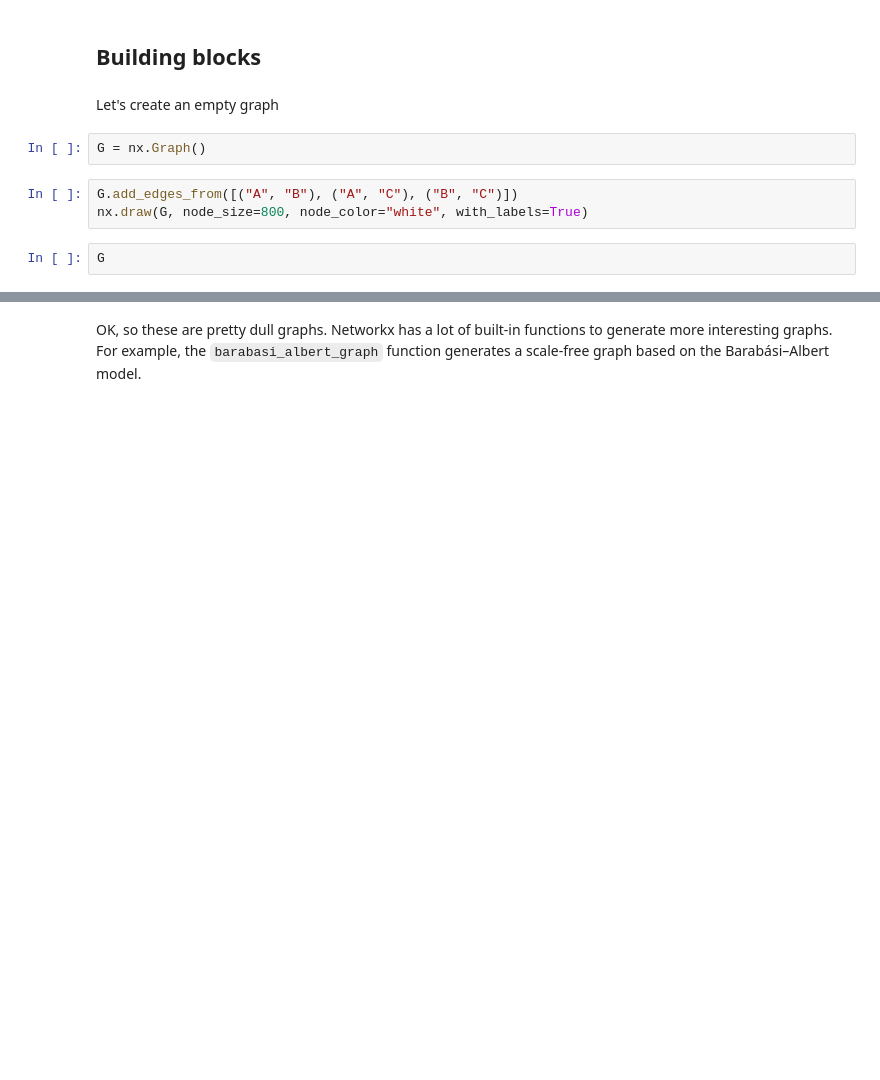
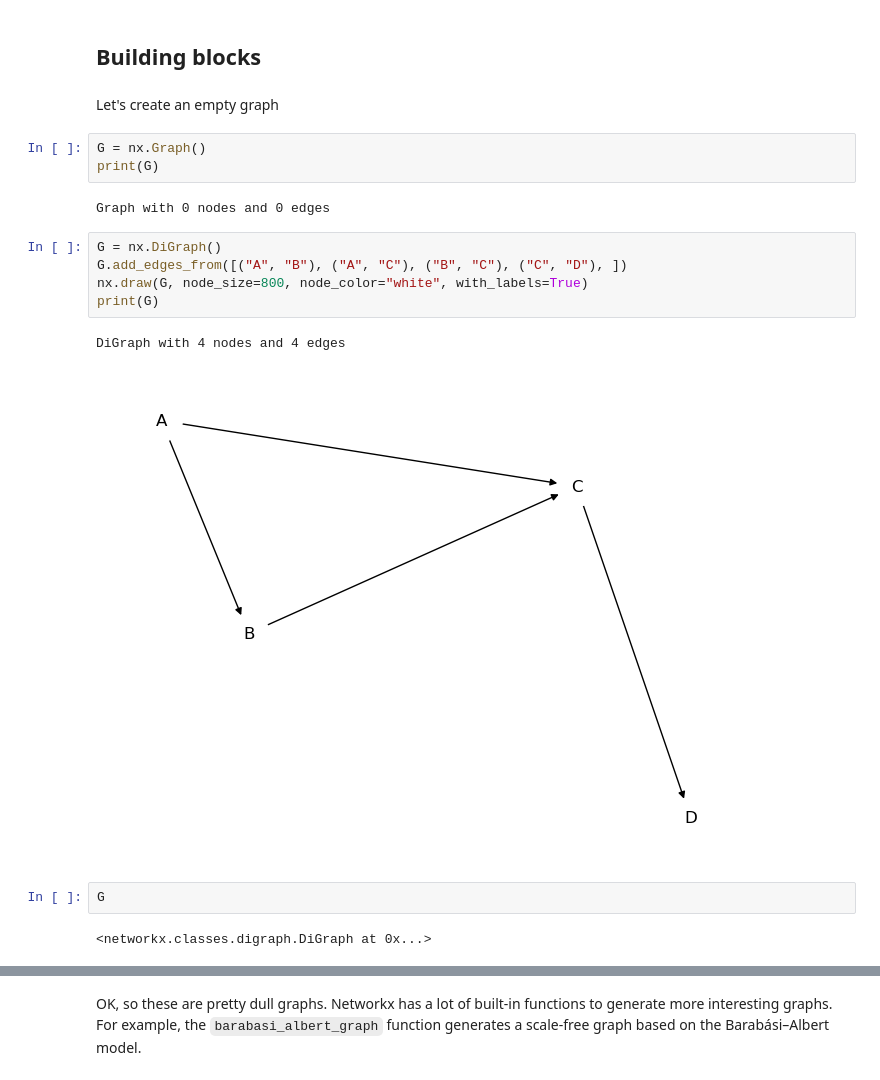
Before and after one commit to bgbg/MLConnectedWorld, a Jupyter notebook: MLConnectedWorldBook/part_01_ch01_basic_principles.ipynb, the cells around one changed output, grey strips where cells are left out. Saved outputs shown, nothing was run; the diff lists cells and outputs as text; blank space fills up the shorter version.

```diff
--- a/MLConnectedWorldBook/part_01_ch01_basic_principles.ipynb
+++ b/MLConnectedWorldBook/part_01_ch01_basic_principles.ipynb
@@ -18,10 +18,20 @@ You can also download [Gephis](https://gephi.org/) which is a visualization and
 Let's create an empty graph
 # %%
 G = nx.Graph()
+print(G)
+# %% [output]
+Graph with 0 nodes and 0 edges
 # %%
-G.add_edges_from([("A", "B"), ("A", "C"), ("B", "C")])
+G = nx.DiGraph()
+G.add_edges_from([("A", "B"), ("A", "C"), ("B", "C"), ("C", "D"), ])
 nx.draw(G, node_size=800, node_color="white", with_labels=True)
+print(G)
+# %% [output]
+DiGraph with 4 nodes and 4 edges
+[figure, added]
 # %%
 G
+# %% [output]
+<networkx.classes.digraph.DiGraph at 0x...>
 # %%
 D = nx.DiGraph()
```
Also changed, not shown: parts of 16 cells of this notebook, 3 other files.
